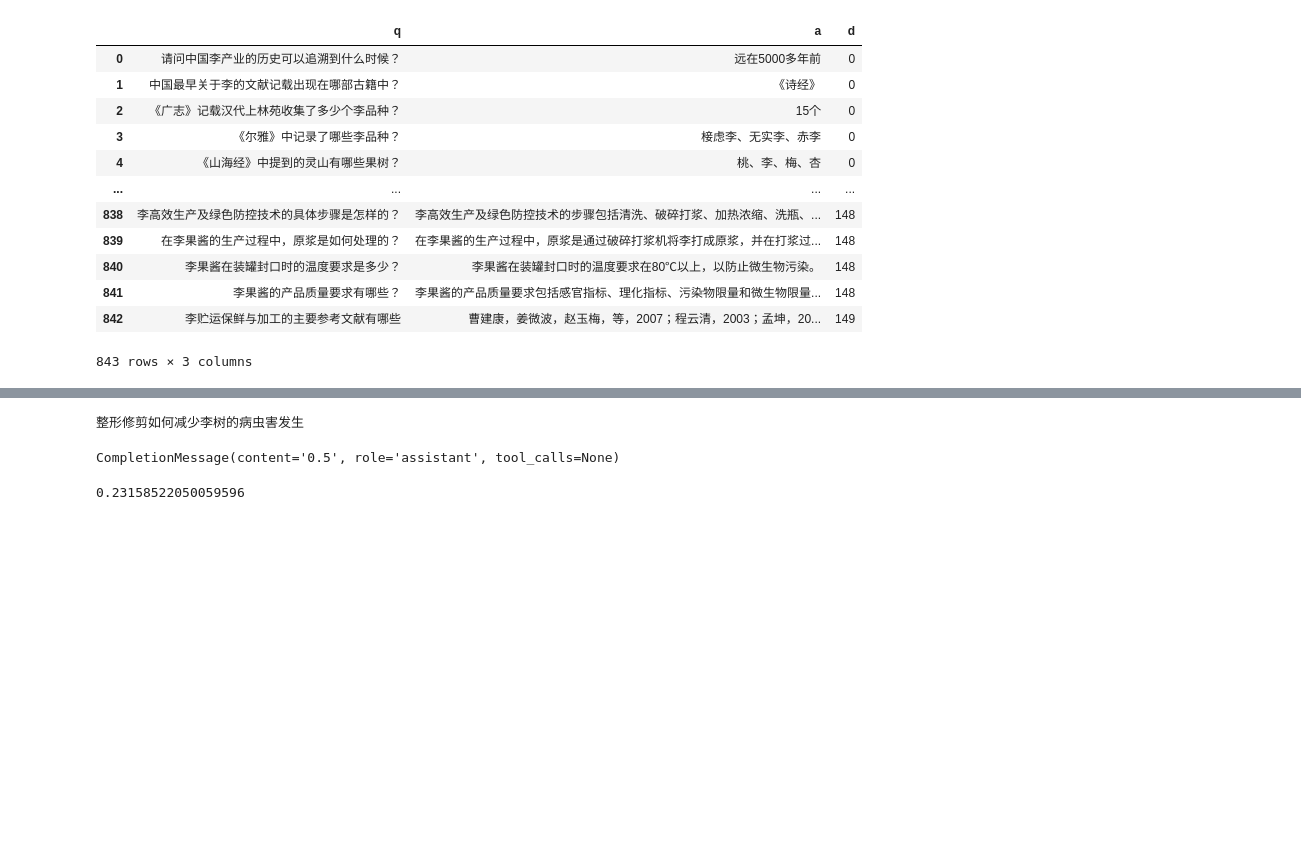
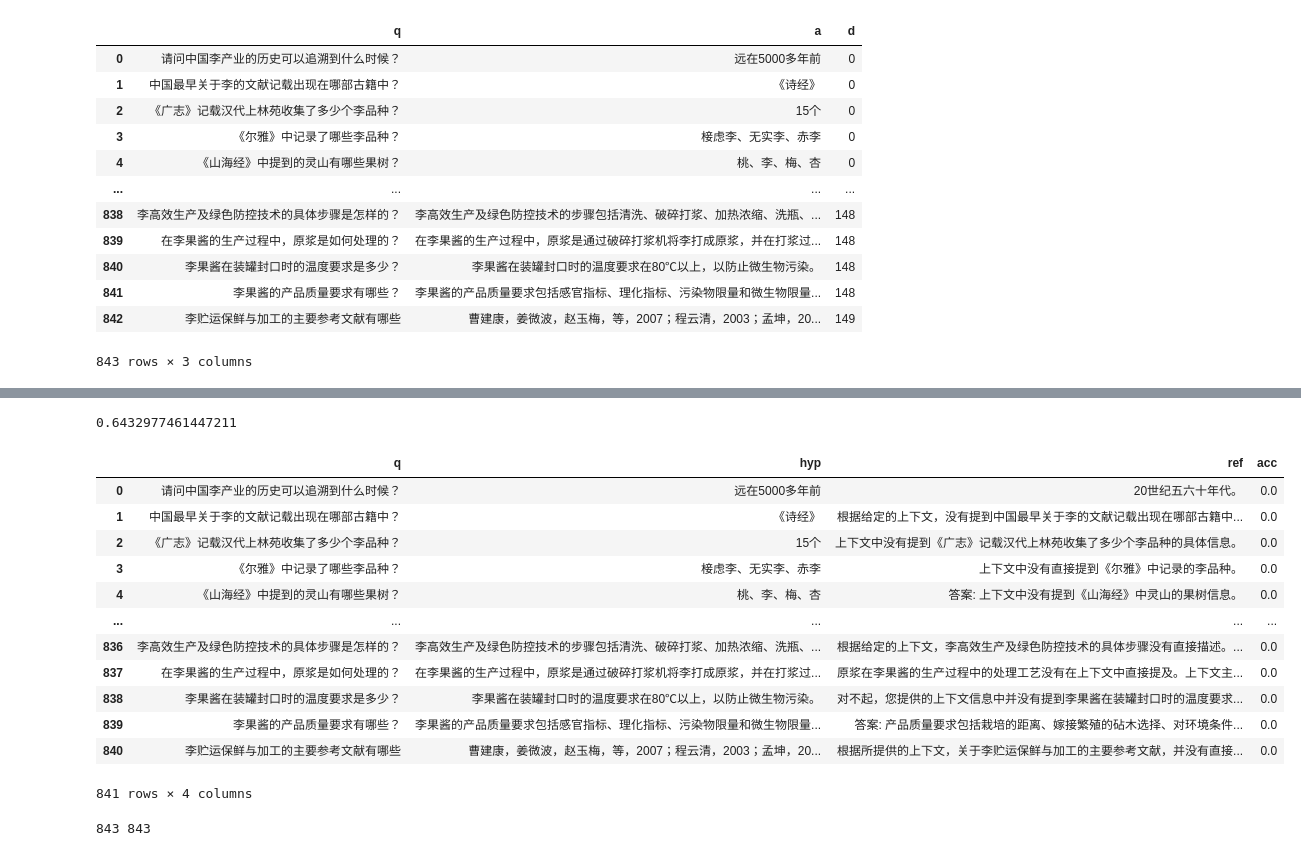
Before and after one commit to halobase/halo, a Jupyter notebook: misc/eval.ipynb, the cells around one changed output, grey strips where cells are left out. Drawn from its saved outputs; the diff is of its cells as text; code cells hidden in the pictures; blank space fills up the shorter version.

```diff
--- a/misc/eval.ipynb
+++ b/misc/eval.ipynb
@@ -97,14 +128,4 @@ def judge(text: str):
     ]
   )
   return res.choices[0].message
-# %%
-i = 300
-q = df_glm_3_turbo_vanilla.iloc[i]["q"]
-hyp = df_glm_3_turbo_vanilla.iloc[i]["hyp"]
-ref = df_glm_3_turbo_vanilla.iloc[i]["ref"]
-print(q)
-judge(f"模型输出: {hyp}\n参考答案{ref}")
-# %% [output]
-整形修剪如何减少李树的病虫害发生
-CompletionMessage(content='0.5', role='assistant', tool_calls=None)
 # %%
@@ -117,7 +138,37 @@ with open("eval/glm-3-turbo-vanilla-eval.csv", "a") as w:
             w.write(f"{content}\n")
             w.flush()
 # %%
-df_glm_3_turbo_vanilla_eval = pd.read_csv("eval/glm-3-turbo-vanilla-eval.csv", names=["score"]).dropna()
-df_glm_3_turbo_vanilla_eval["score"].sum() / len(df_glm_3_turbo_vanilla_eval)
+df_glm_3_turbo_eval = pd.read_csv(f"eval/glm-3-turbo-{METHOD}-eval.csv", names=["score"]).dropna()
+df_glm_3_turbo_eval["score"].sum() / len(df_glm_3_turbo_eval)
 # %% [output]
-0.23158522050059596
+0.6432977461447211
+# %%
+df_glm_3_turbo["acc"] = df_glm_3_turbo_eval["score"]
+df_glm_3_turbo
+# %% [output]
+|  | q | hyp | ref | acc |
+| 0 | 请问中国李产业的历史可以追溯到什么时候？ | 远在5000多年前 | 20世纪五六十年代。 | 0.0 |
+| 1 | 中国最早关于李的文献记载出现在哪部古籍中？ | 《诗经》 | 根据给定的上下文，没有提到中国最早关于李的文献记载出现在哪部古籍中... | 0.0 |
+| 2 | 《广志》记载汉代上林苑收集了多少个李品种？ | 15个 | 上下文中没有提到《广志》记载汉代上林苑收集了多少个李品种的具体信息。 | 0.0 |
+| 3 | 《尔雅》中记录了哪些李品种？ | 椄虑李、无实李、赤李 | 上下文中没有直接提到《尔雅》中记录的李品种。 | 0.0 |
+| 4 | 《山海经》中提到的灵山有哪些果树？ | 桃、李、梅、杏 | 答案: 上下文中没有提到《山海经》中灵山的果树信息。 | 0.0 |
+| ... | ... | ... | ... | ... |
+| 836 | 李高效生产及绿色防控技术的具体步骤是怎样的？ | 李高效生产及绿色防控技术的步骤包括清洗、破碎打浆、加热浓缩、洗瓶、... | 根据给定的上下文，李高效生产及绿色防控技术的具体步骤没有直接描述。... | 0.0 |
+| 837 | 在李果酱的生产过程中，原浆是如何处理的？ | 在李果酱的生产过程中，原浆是通过破碎打浆机将李打成原浆，并在打浆过... | 原浆在李果酱的生产过程中的处理工艺没有在上下文中直接提及。上下文主... | 0.0 |
+| 838 | 李果酱在装罐封口时的温度要求是多少？ | 李果酱在装罐封口时的温度要求在80℃以上，以防止微生物污染。 | 对不起，您提供的上下文信息中并没有提到李果酱在装罐封口时的温度要求... | 0.0 |
+| 839 | 李果酱的产品质量要求有哪些？ | 李果酱的产品质量要求包括感官指标、理化指标、污染物限量和微生物限量... | 答案: 产品质量要求包括栽培的距离、嫁接繁殖的砧木选择、对环境条件... | 0.0 |
+| 840 | 李贮运保鲜与加工的主要参考文献有哪些 | 曹建康，姜微波，赵玉梅，等，2007；程云清，2003；孟坤，20... | 根据所提供的上下文，关于李贮运保鲜与加工的主要参考文献，并没有直接... | 0.0 |
+841 rows × 4 columns
+# %%
+hyps: list[str] = []
+refs: list[str] = []
+
+for i, row in df_glm_3_turbo.iterrows():
+    hyp = row["hyp"]
+    ref = row["ref"]
+    hyps.append(" ".join(jieba.cut(hyp)))
+    refs.append(" ".join(jieba.cut(ref)))
+
+print(len(hyps), len(refs))
+# %% [output]
+843 843
```
Also changed, not shown: parts of 8 cells of this notebook, 8 other files.
